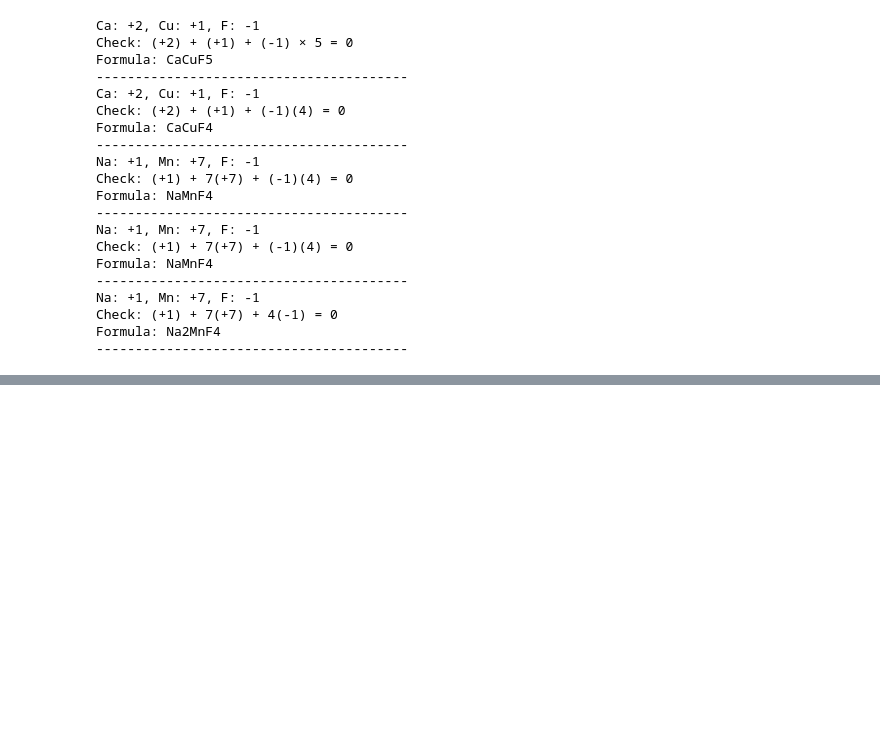
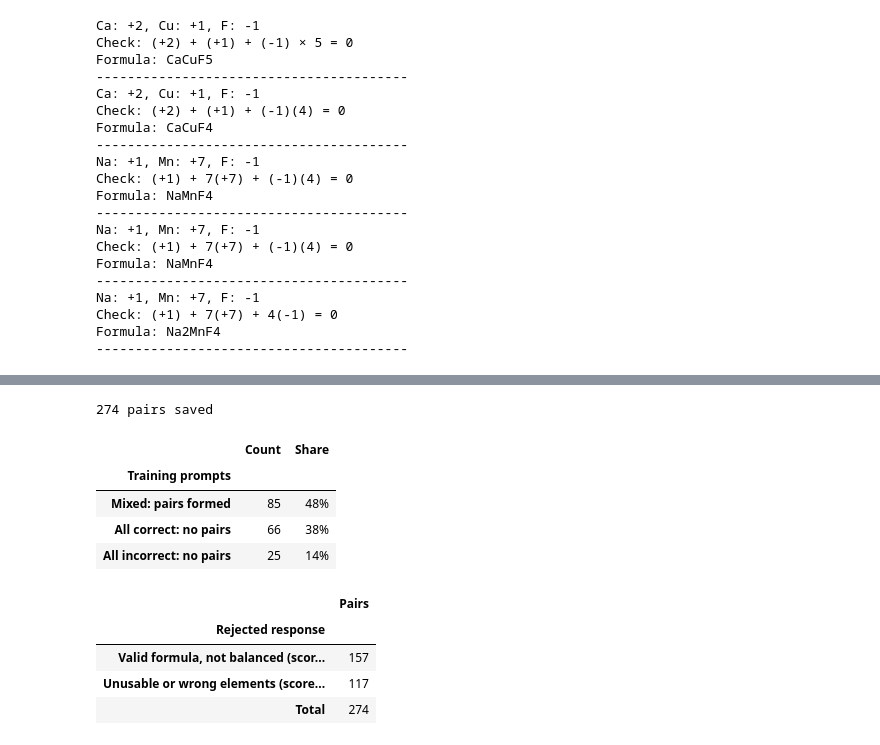
Before and after one commit to FlappyBird3/ValenceLLM, a Jupyter notebook: phase0_3_baseline.ipynb, the cells around one changed output, grey strips where cells are left out. Cells and saved outputs as stored; diff of their text form; code cells hidden in the pictures; blank space fills up the shorter version.

```diff
--- a/phase0_3_baseline.ipynb
+++ b/phase0_3_baseline.ipynb
@@ -306,0 +355,52 @@ Formula: Na2MnF4
+# %%
+# Score every training response and form preference pairs: for each prompt, a correct
+# response (score 1) is preferred over an incorrect one (0 or -1), at most 4 pairs per prompt.
+with open("data/train_responses.json") as f:
+    train_records = json.load(f)
+
+rng = random.Random(0)
+pairs, outcomes, rejected_scores = [], [], []
+for rec in train_records:
+    scored = {r: score_response(r, rec["elements"]) for r in rec["responses"]}
+    winners = [r for r, s in scored.items() if s == 1]
+    losers = [r for r, s in scored.items() if s < 1]
+    if not winners or not losers:
+        outcomes.append("All incorrect: no pairs" if not winners else "All correct: no pairs")
+        continue
+    outcomes.append("Mixed: pairs formed")
+    prompt = [{"role": "user", "content": EXAMPLE_Q}, {"role": "assistant", "content": EXAMPLE_A},
+              {"role": "user", "content": rec["prompt"]}]
+    combos = list(itertools.product(winners, losers))
+    rng.shuffle(combos)
+    for w, l in combos[:4]:
+        pairs.append({"prompt": prompt, "chosen": [{"role": "assistant", "content": w}],
+                      "rejected": [{"role": "assistant", "content": l}]})
+        rejected_scores.append(scored[l])
+
+with open("data/dpo_pairs.json", "w") as f:
+    json.dump(pairs, f, indent=2)
+print(len(pairs), "pairs saved")
+# %% [output]
+274 pairs saved
+# %%
+# Summarize the pairs: how the training prompts split by outcome, and what kind of
+# response was rejected in each pair.
+by_prompt = pd.Series(outcomes).value_counts().rename_axis("Training prompts").to_frame("Count")
+by_prompt["Share"] = (by_prompt["Count"] / by_prompt["Count"].sum()).map("{:.0%}".format)
+display(by_prompt)
+
+names = {0: "Valid formula, not balanced (score 0)", -1: "Unusable or wrong elements (score -1)"}
+by_pair = pd.Series(rejected_scores).map(names).value_counts().rename_axis("Rejected response").to_frame("Pairs")
+by_pair.loc["Total"] = by_pair["Pairs"].sum()
+display(by_pair)
+# %% [output]
+|  | Count | Share |
+| Training prompts |  |  |
+| Mixed: pairs formed | 85 | 48% |
+| All correct: no pairs | 66 | 38% |
+| All incorrect: no pairs | 25 | 14% |
+|  | Pairs |
+| Rejected response |  |
+| Valid formula, not balanced (scor... | 157 |
+| Unusable or wrong elements (score... | 117 |
+| Total | 274 |
```
Also changed, not shown: parts of 21 cells of this notebook, 2 other files.
